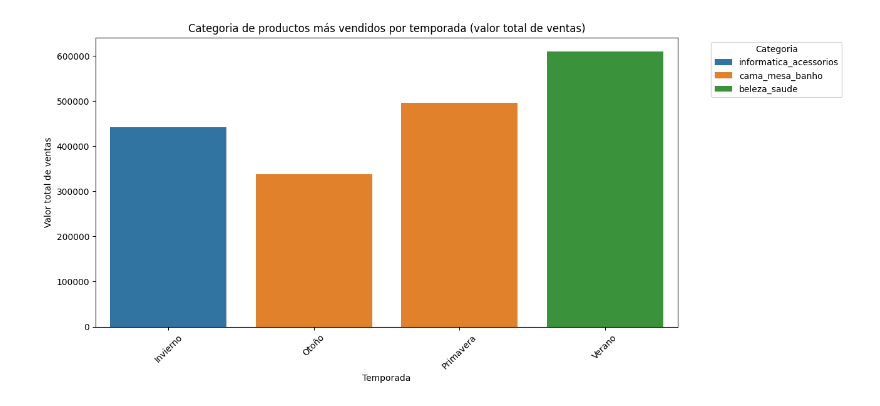
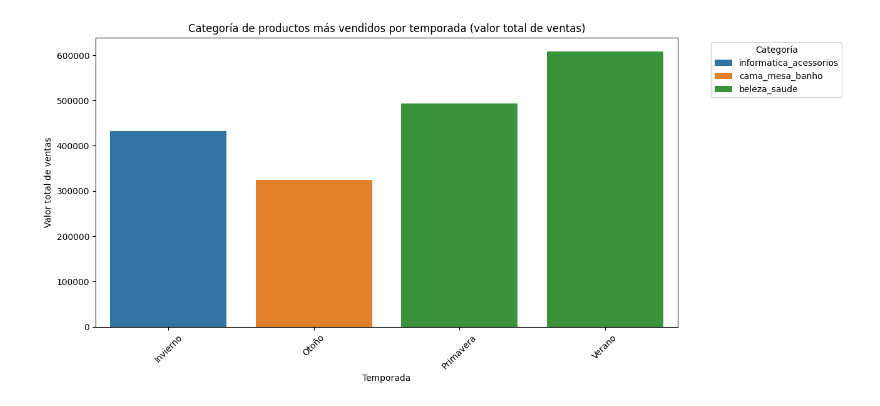
Before and after one commit to felipelobatodasilva/despliegue_analytica, a Jupyter notebook: 05 - Exploración de datos.ipynb, the cells around one changed output. Cells and saved outputs as stored; diff of their text form; code cells hidden in the pictures.

```diff
--- a/05 - Exploración de datos.ipynb
+++ b/05 - Exploración de datos.ipynb
@@ -188,0 +188,19 @@ dtype: object
+# %%
+import os
+
+# Ruta donde deseas guardar el archivo
+save_path = r'\\wsl.localhost\Ubuntu-24.04\home\nicolas\despliegue_analytica\files_parquet'
+
+# Eliminar filas con valores nulos en df_joined_cleaned
+df_joined_cleaned_no_nulls = df_joined_cleaned.dropna()
+
+# Mostrar el tamaño del DataFrame antes y después de eliminar valores nulos
+print(f"Tamaño original: {df_joined_cleaned.shape}")
+print(f"Tamaño después de eliminar filas con valores nulos: {df_joined_cleaned_no_nulls.shape}")
+
+# Conteo de valores nulos por columna
+null_counts = df_joined_cleaned_no_nulls.isnull().sum()
+print("Conteo de valores nulos por columna:\n", null_counts)
+
+# Guardar el DataFrame limpio sin nulos
+df_joined_cleaned_no_nulls.to_parquet(os.path.join(save_path, 'df_joined_cleaned_no_nulls.parquet'))
@@ -298,59 +325,50 @@ dtype: int64
 # %%
-import dask.dataframe as dd
-import numpy as np
-import matplotlib.pyplot as plt
-import seaborn as sns
-
-# Definir la ruta del archivo Parquet
-folder_path = '/home/nicolas/despliegue_analytica/files_parquet/'
-df_combined = dd.read_parquet(folder_path + 'olist_dataset_combinado.parquet')
-
 # Asegurarse de que las fechas están en formato datetime
-df_combined['order_purchase_timestamp'] = dd.to_datetime(df_combined['order_purchase_timestamp'])
+df_joined_cleaned_no_nulls['order_purchase_timestamp'] = pd.to_datetime(df_joined_cleaned_no_nulls['order_purchase_timestamp'])
 
 # Extraer el mes
-df_combined['month'] = df_combined['order_purchase_timestamp'].dt.month
+df_joined_cleaned_no_nulls['month'] = df_joined_cleaned_no_nulls['order_purchase_timestamp'].dt.month
 
 # Función para asignar la temporada
 def assign_season(month):
     if month in [12, 1, 2]:
         return 'Invierno'
     elif month in [3, 4, 5]:
         return 'Primavera'
     elif month in [6, 7, 8]:
         return 'Verano'
     else:
         return 'Otoño'
 
-# Aplicar la función para crear la columna de temporada
-df_combined['season'] = df_combined['month'].apply(assign_season, meta=('season', 'object'))
+# Aplicar la función para crear la columna de temporada (sin 'meta')
+df_joined_cleaned_no_nulls['season'] = df_joined_cleaned_no_nulls['month'].apply(assign_season)
 
 # Calcular el valor total de ventas
-df_combined['total_value'] = df_combined['payment_value']
+df_joined_cleaned_no_nulls['total_value'] = df_joined_cleaned_no_nulls['payment_value']
 
-# Agrupar por temporada y categoria, y sumar las ventas
-seasonal_sales = df_combined.groupby(['season', 'product_category_name'])['total_value'].sum().reset_index()
+# Agrupar por temporada y categoría, y sumar las ventas
+seasonal_sales = df_joined_cleaned_no_nulls.groupby(['season', 'product_category_name'])['total_value'].sum().reset_index()
 
-# Crear un índice único en el DataFrame usando map_partitions
-seasonal_sales['temp_index'] = seasonal_sales.map_partitions(lambda df: np.arange(len(df)), meta=('temp_index', 'int'))
+# Crear un índice único en el DataFrame usando numpy
+seasonal_sales['temp_index'] = np.arange(len(seasonal_sales))
 
 # Establecer el índice único
 seasonal_sales = seasonal_sales.set_index('temp_index')
 
 # Calcular los índices de los productos más vendidos por temporada
-idx_max = seasonal_sales.groupby('season')['total_value'].idxmax().compute()
+idx_max = seasonal_sales.groupby('season')['total_value'].idxmax()
 
 # Obtener los productos más vendidos por temporada usando los índices calculados
-top_products = seasonal_sales.loc[idx_max].compute().reset_index(drop=True)
+top_products = seasonal_sales.loc[idx_max].reset_index(drop=True)
 
 # Visualizar los resultados
 plt.figure(figsize=(12, 6))
 sns.barplot(data=top_products, x='season', y='total_value', hue='product_category_name')
-plt.title('Categoria de productos más vendidos por temporada (valor total de ventas)')
+plt.title('Categoría de productos más vendidos por temporada (valor total de ventas)')
 plt.xlabel('Temporada')
 plt.ylabel('Valor total de ventas')
 plt.xticks(rotation=45)
-plt.legend(title='Categoria', bbox_to_anchor=(1.05, 1), loc='upper left')
+plt.legend(title='Categoría', bbox_to_anchor=(1.05, 1), loc='upper left')
 plt.show()
 # %% [output]
-[figure, old version]
+[figure, new version]
```
Also changed, not shown: parts of 16 cells of this notebook.
